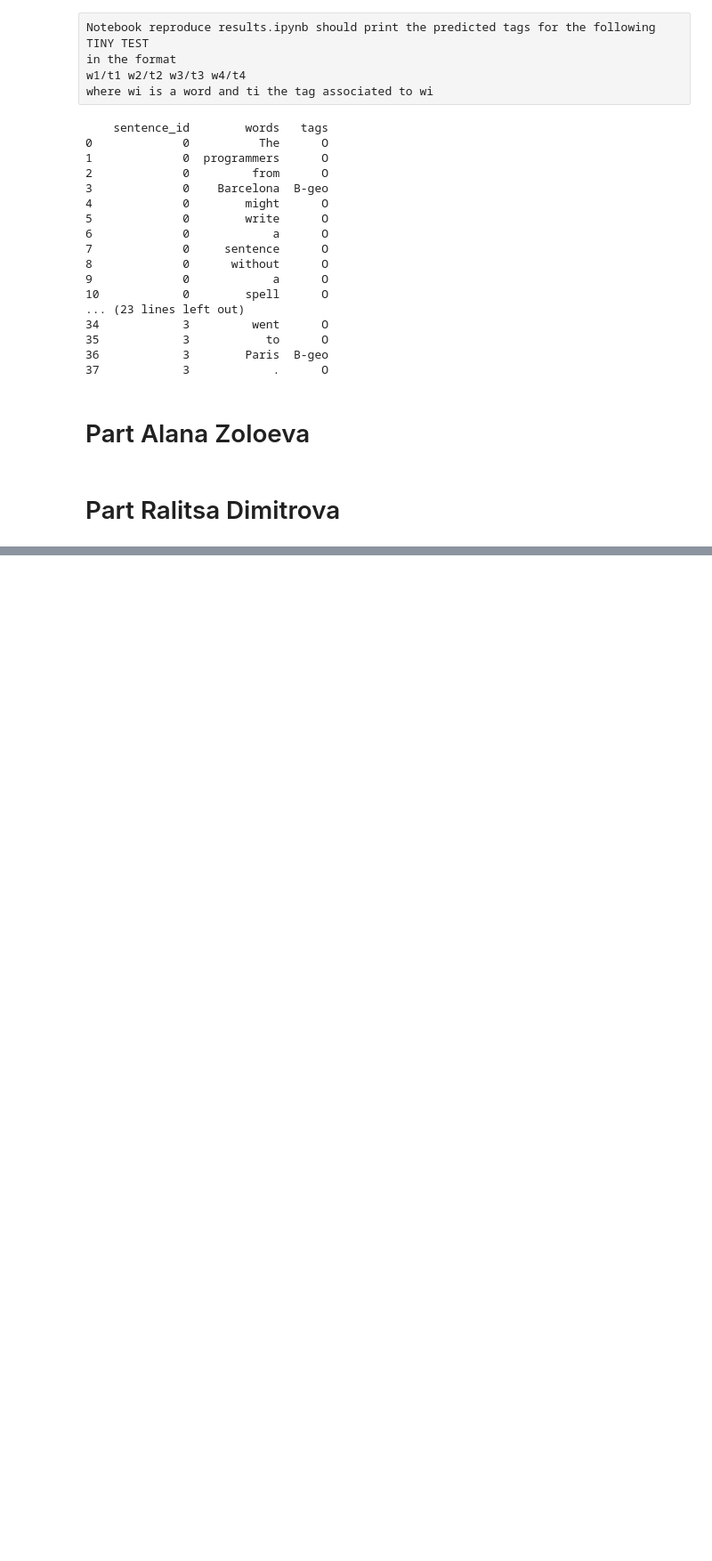
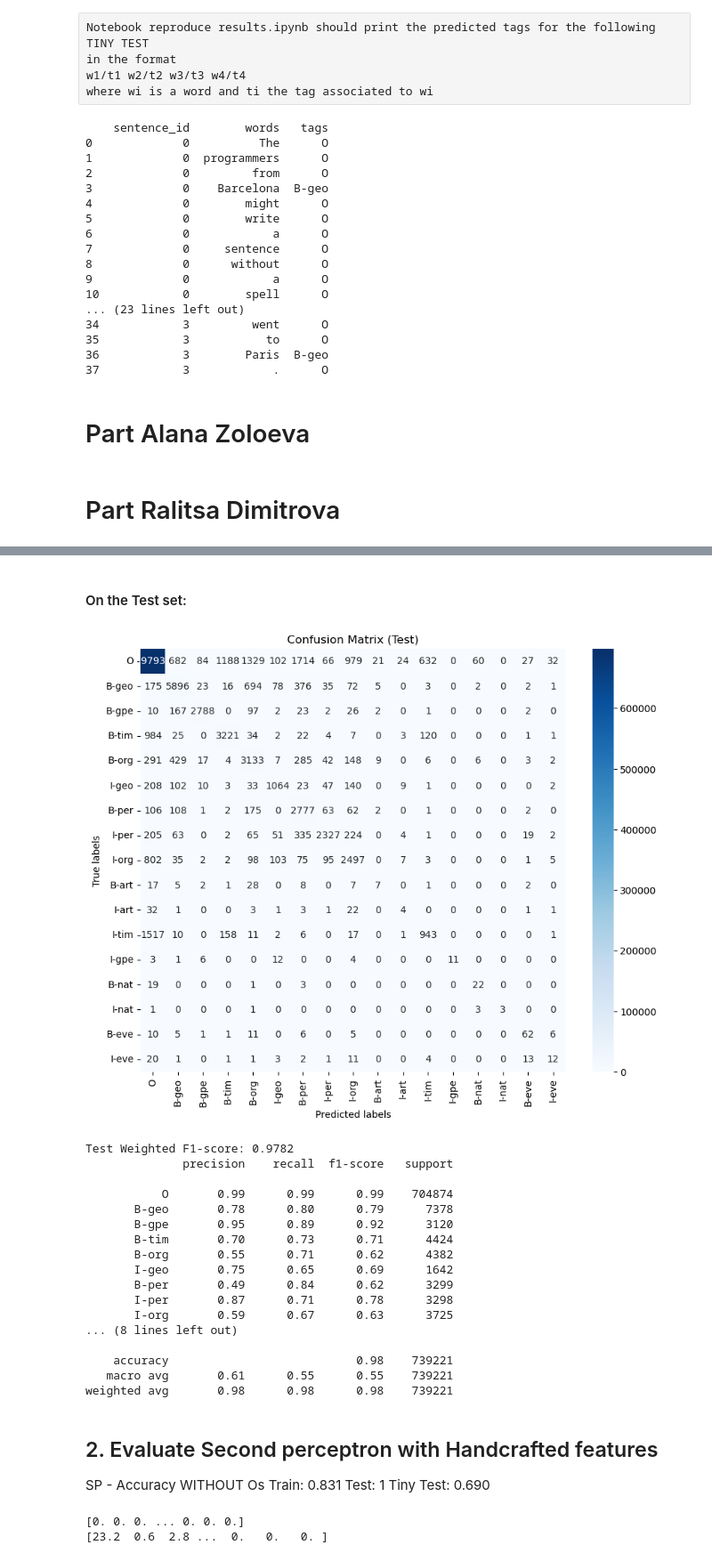
Before and after one commit to ivairali/nlp2, a Jupyter notebook: reproduce_results.ipynb, the cells around one changed output, grey strips where cells are left out. Shown at 89% size. Cells and saved outputs as stored; diff of their text form; code cells hidden in the pictures; blank space fills up the shorter version.

```diff
--- a/reproduce_results.ipynb
+++ b/reproduce_results.ipynb
@@ -58,0 +176,4 @@ print(tinytest_df.head(38))
+# %%
+for i, seq in enumerate(test_seq.seq_list):
+    if len(seq.x) == 0:
+        print(f"Empty feature sequence at index {i}")
@@ -58,0 +184,32 @@ print(tinytest_df.head(38))
+# %%
+fixed_tiny_test_seq_list = []
+
+for seq in tiny_test_seq.seq_list:
+    if len(seq.x) == 0:
+        # Replace empty input with one UNK word and dummy label
+        dummy_x = ["<UNK>"]
+        dummy_y = [0]  # Arbitrary, won't be used in viterbi
+        new_seq = Sequence(x=dummy_x, y=dummy_y)
+        fixed_tiny_test_seq_list.append(new_seq)
+    else:
+        fixed_tiny_test_seq_list.append(seq)
+
+from skseq.sequences.sequence_list import SequenceList
+
+fixed_tiny_test_dataset = SequenceList(x_dict=tiny_test_seq.x_dict, y_dict=tiny_test_seq.y_dict)
+fixed_tiny_test_dataset.seq_list = fixed_tiny_test_seq_list
+# %%
+fixed_test_seq_list = []
+
+for seq in test_seq.seq_list:
+    if len(seq.x) == 0:
+        # Replace empty input with one UNK word and dummy label
+        dummy_x = ["<UNK>"]
+        dummy_y = [0]  # Arbitrary, won't be used in viterbi
+        new_seq = Sequence(x=dummy_x, y=dummy_y)
+        fixed_test_seq_list.append(new_seq)
+    else:
+        fixed_test_seq_list.append(seq)
+
+fixed_test_dataset = SequenceList(x_dict=test_seq.x_dict, y_dict=test_seq.y_dict)
+fixed_test_dataset.seq_list = fixed_test_seq_list
@@ -58,0 +232,2 @@ print(tinytest_df.head(38))
+# %%
+pred_test_1 = sp_1.viterbi_decode_corpus(fixed_test_dataset)
@@ -58,0 +305,26 @@ print(tinytest_df.head(38))
+# %% [markdown]
+#### On the Test set:
+# %%
+cm_test, f1_test = evaluate_predictions(fixed_test_dataset.seq_list, pred_test_1, tag_dict, set_name="Test")
+# %% [output]
+[figure, added]
+Test Weighted F1-score: 0.9782
+              precision    recall  f1-score   support
+
+           O       0.99      0.99      0.99    704874
+       B-geo       0.78      0.80      0.79      7378
+       B-gpe       0.95      0.89      0.92      3120
+       B-tim       0.70      0.73      0.71      4424
+       B-org       0.55      0.71      0.62      4382
+       I-geo       0.75      0.65      0.69      1642
+       B-per       0.49      0.84      0.62      3299
+       I-per       0.87      0.71      0.78      3298
+       I-org       0.59      0.67      0.63      3725
+... (8 lines left out)
+
+    accuracy                           0.98    739221
+   macro avg       0.61      0.55      0.55    739221
+weighted avg       0.98      0.98      0.98    739221
+# %% [markdown]
+## 2. Evaluate Second perceptron with Handcrafted features
+SP -  Accuracy WITHOUT Os Train: 0.831 Test:   1 Tiny Test: 0.690
@@ -58,0 +336,8 @@ print(tinytest_df.head(38))
+# %%
+sp_2 = spc.StructuredPerceptron(word_dict, tag_dict, feature_mapper_ner_2)
+print(sp_2.parameters) #should be empty now
+sp_2.load_model(dir="fitted_models/perceptron_2_")
+print(sp_2.parameters)
+# %% [output]
+[0. 0. 0. ... 0. 0. 0.]
+[23.2  0.6  2.8 ...  0.   0.   0. ]
```
Also changed, not shown: parts of 49 cells of this notebook, 32 other files.
